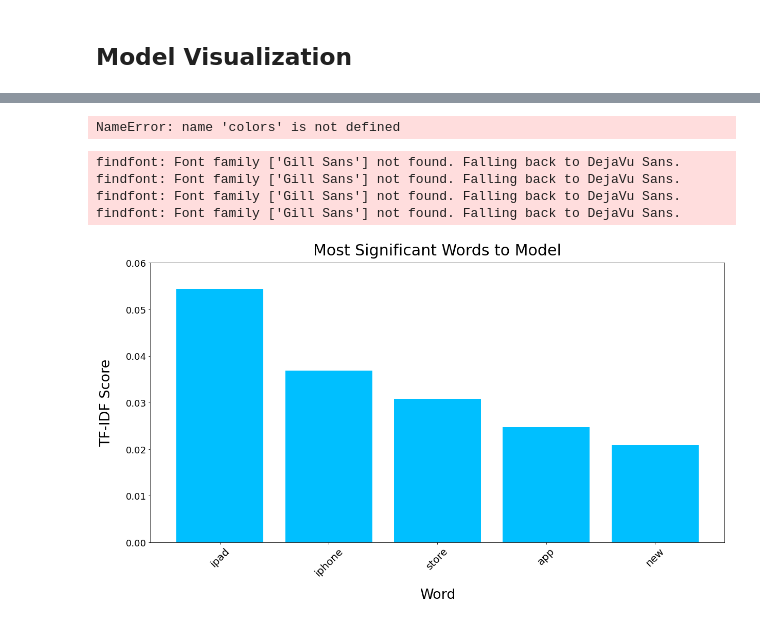
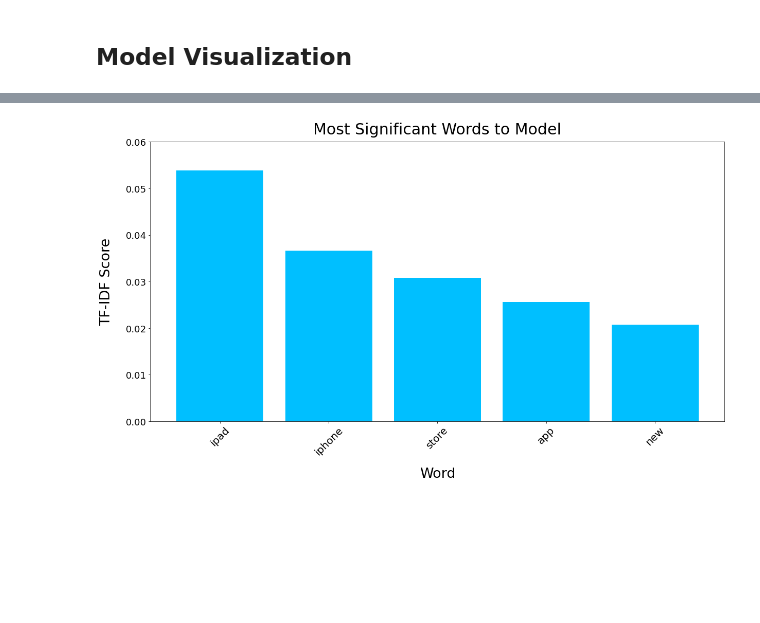
Before and after one commit to anita-camlic/Twitter_Sentiment_Analysis, a Jupyter notebook: simplified_notebook-Copy_for_viz.ipynb, the cells around one changed output, grey strips where cells are left out. Saved outputs shown, nothing was run; the diff lists cells and outputs as text; code cells hidden in the pictures; blank space fills up the shorter version.

Commit message:
Fixed Visualization mistakes

```diff
--- a/simplified_notebook-Copy_for_viz.ipynb
+++ b/simplified_notebook-Copy_for_viz.ipynb
@@ -611,37 +611,32 @@ final_10_df
 # %%
 # Visualize word Importance
 
 # Create variables for chart
 important_words_x = final_10_df['word']
 words = final_10_df['tfidf_score']
 
 c = ['deepskyblue', 'deepskyblue','deepskyblue', 'deepskyblue',
      'deepskyblue']
 
 # Change font family
-plt.rcParams.update({'font.family':'Gill Sans'})
+#plt.rcParams.update({'font.family':'Gill Sans'})
 
 # Create bar chart
 fig, ax = plt.subplots(figsize = (20,10))
 bars = ax.bar(x = important_words_x, height = words,color= c)
 ax.set_xlabel('Word', fontsize=27, labelpad=20)
 ax.set_ylabel('TF-IDF Score', fontsize=27, labelpad=25)
 ax.set_title('Most Significant Words to Model', fontsize=30, pad=15)
 ax.tick_params(axis='y', labelsize=18)
 #ax.set_yticks(fontsize=12)
 ax.set_ylim(0, 0.060, 0.005)
 ax.set_xticks(important_words_x)
 ax.set_xticklabels(important_words_x, fontsize=20, rotation=45)
-labels = list(colors.keys())
-handles = [plt.Rectangle((0,0),1,1, color=colors[label]) for label in labels]
+#labels = list(colors.keys())
+#handles = [plt.Rectangle((0,0),1,1, color=colors[label]) for label in labels]
 plt.savefig('./Results/Final_Model_Top_10_Words_Transparent.jpg', bbox_inches='tight',transparent=True);
 # %% [output]
-NameError: name 'colors' is not defined
-findfont: Font family ['Gill Sans'] not found. Falling back to DejaVu Sans.
-findfont: Font family ['Gill Sans'] not found. Falling back to DejaVu Sans.
-findfont: Font family ['Gill Sans'] not found. Falling back to DejaVu Sans.
-findfont: Font family ['Gill Sans'] not found. Falling back to DejaVu Sans.
-[figure, old version]
+[figure, new version]
 # %%
 # Visualize word Importance
 
```
Also changed, not shown: parts of 24 cells of this notebook, 2 other files.
